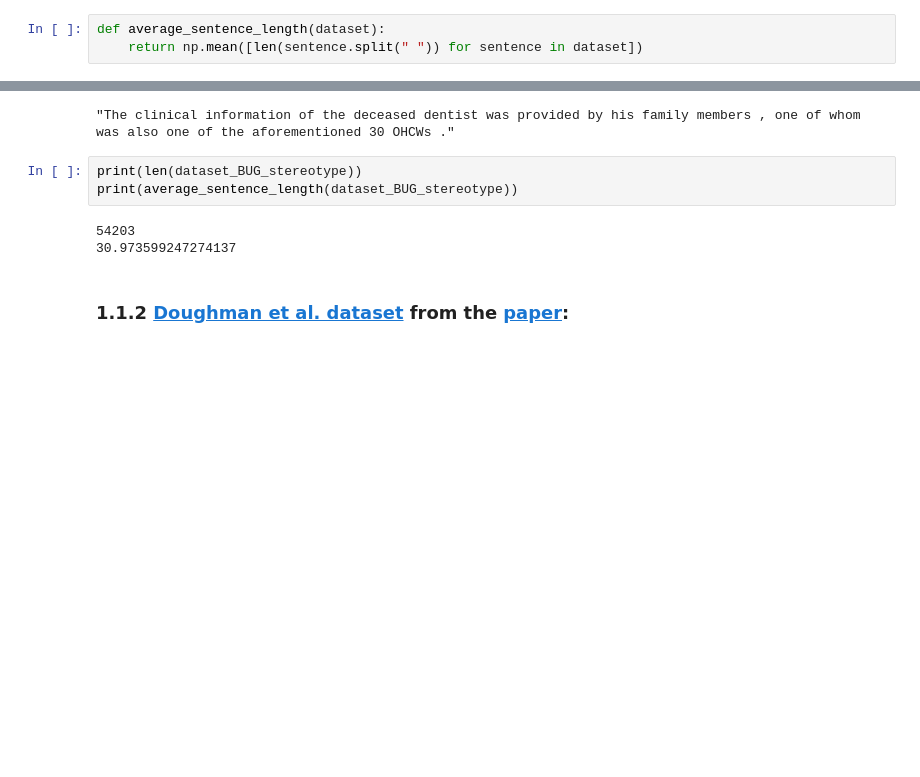
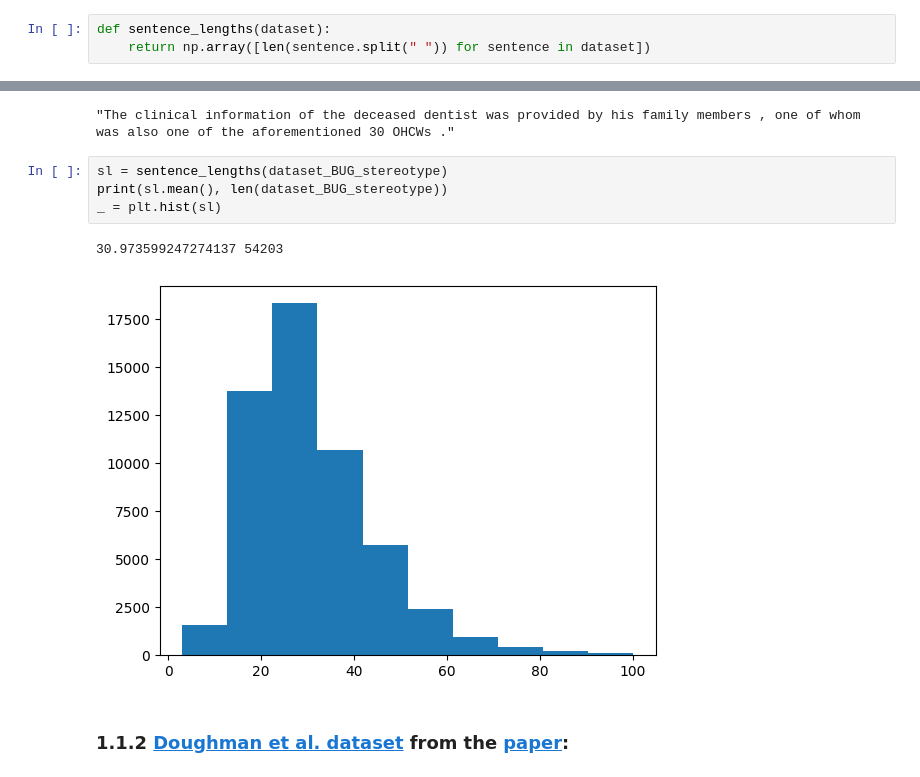
Before and after one commit to Andrewwango/kainosRecruitmentApi-TeamA, a Jupyter notebook: ai/01_eda.ipynb, the cells around one changed output, grey strips where cells are left out. Drawn from its saved outputs; the diff is of its cells as text; blank space fills up the shorter version.

```diff
--- a/ai/01_eda.ipynb
+++ b/ai/01_eda.ipynb
@@ -13,8 +13,8 @@ def read(fn):
     print(d[0])
     return d
 # %%
-def average_sentence_length(dataset):
-    return np.mean([len(sentence.split(" ")) for sentence in dataset])
+def sentence_lengths(dataset):
+    return np.array([len(sentence.split(" ")) for sentence in dataset])
 # %% [markdown]
 ## 1.1 Corpus datasets for training
 # %% [markdown]
@@ -26,11 +26,12 @@ dataset_BUG_stereotype = read("data/corpus/dataset_BUG_stereotype.txt")
 # %% [output]
 "The clinical information of the deceased dentist was provided by his family members , one of whom was also one of the aforementioned 30 OHCWs ."
 # %%
-print(len(dataset_BUG_stereotype))
-print(average_sentence_length(dataset_BUG_stereotype))
+sl = sentence_lengths(dataset_BUG_stereotype)
+print(sl.mean(), len(dataset_BUG_stereotype))
+_ = plt.hist(sl)
 # %% [output]
-54203
-30.973599247274137
+30.973599247274137 54203
+[figure, added]
 # %% [markdown]
 ### 1.1.2 [Doughman et al. dataset](https://github.com/jaddoughman/Gender-Bias-Datasets-Lexicons/blob/main/generic_pronouns/dataset.csv) from the [paper](https://arxiv.org/pdf/2201.08675.pdf):
 # %%
```
Also changed, not shown: parts of 9 cells of this notebook, 2 other files.
